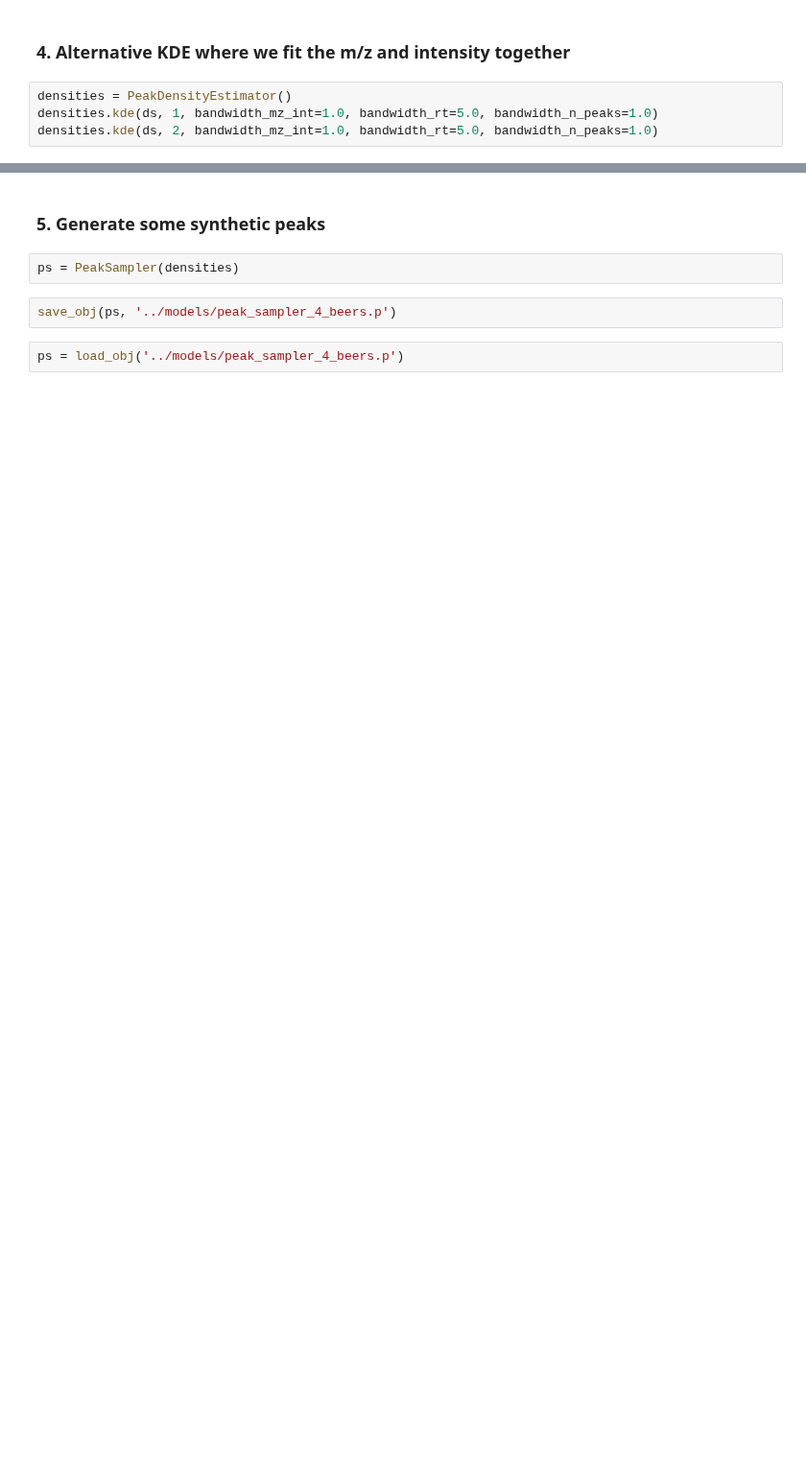
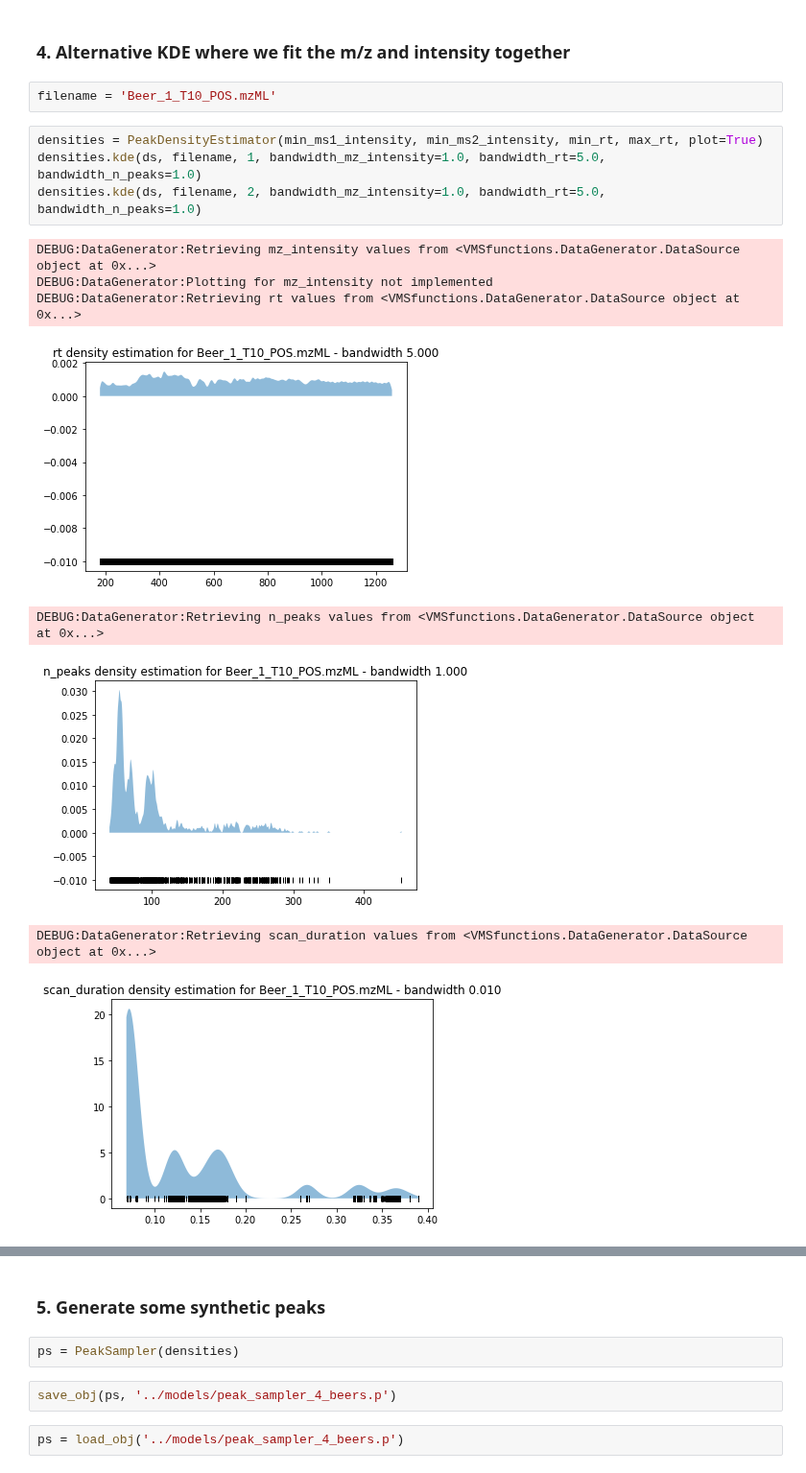
Before and after one commit to sdrogers/clms, a Jupyter notebook: Simulator/notebooks/loader_kde.ipynb, the cells around one changed output, grey strips where cells are left out. Shown at 96% size. Cells and saved outputs as stored; diff of their text form; blank space fills up the shorter version.

```diff
--- a/Simulator/notebooks/loader_kde.ipynb
+++ b/Simulator/notebooks/loader_kde.ipynb
@@ -144,6 +201,17 @@ array([[ 68.78760816,  11.36003899, 511.36324856],
 # %% [markdown]
 ### 4. Alternative KDE where we fit the m/z and intensity together
+# %%
+filename = 'Beer_1_T10_POS.mzML'
 # %%
-densities = PeakDensityEstimator()
-densities.kde(ds, 1, bandwidth_mz_int=1.0, bandwidth_rt=5.0, bandwidth_n_peaks=1.0)
-densities.kde(ds, 2, bandwidth_mz_int=1.0, bandwidth_rt=5.0, bandwidth_n_peaks=1.0)
+densities = PeakDensityEstimator(min_ms1_intensity, min_ms2_intensity, min_rt, max_rt, plot=True)
+densities.kde(ds, filename, 1, bandwidth_mz_intensity=1.0, bandwidth_rt=5.0, bandwidth_n_peaks=1.0)
+densities.kde(ds, filename, 2, bandwidth_mz_intensity=1.0, bandwidth_rt=5.0, bandwidth_n_peaks=1.0)
+# %% [output]
+DEBUG:DataGenerator:Retrieving mz_intensity values from <VMSfunctions.DataGenerator.DataSource object at 0x...>
+DEBUG:DataGenerator:Plotting for mz_intensity not implemented
+DEBUG:DataGenerator:Retrieving rt values from <VMSfunctions.DataGenerator.DataSource object at 0x...>
+[figure, added]
+DEBUG:DataGenerator:Retrieving n_peaks values from <VMSfunctions.DataGenerator.DataSource object at 0x...>
+[figure, added]
+DEBUG:DataGenerator:Retrieving scan_duration values from <VMSfunctions.DataGenerator.DataSource object at 0x...>
+[figure, added]
```
Also changed, not shown: parts of 39 cells of this notebook, 1 other file.
